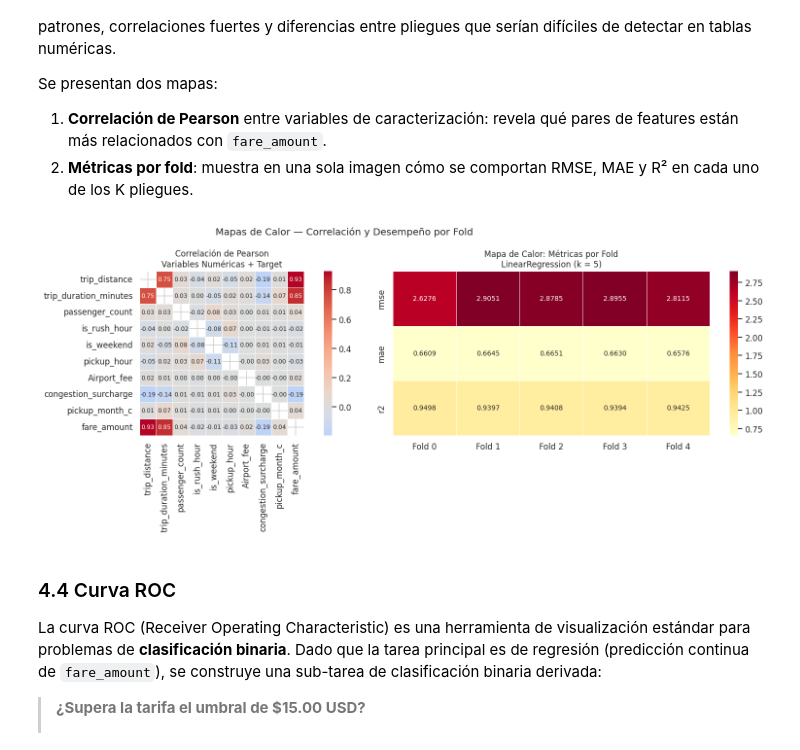
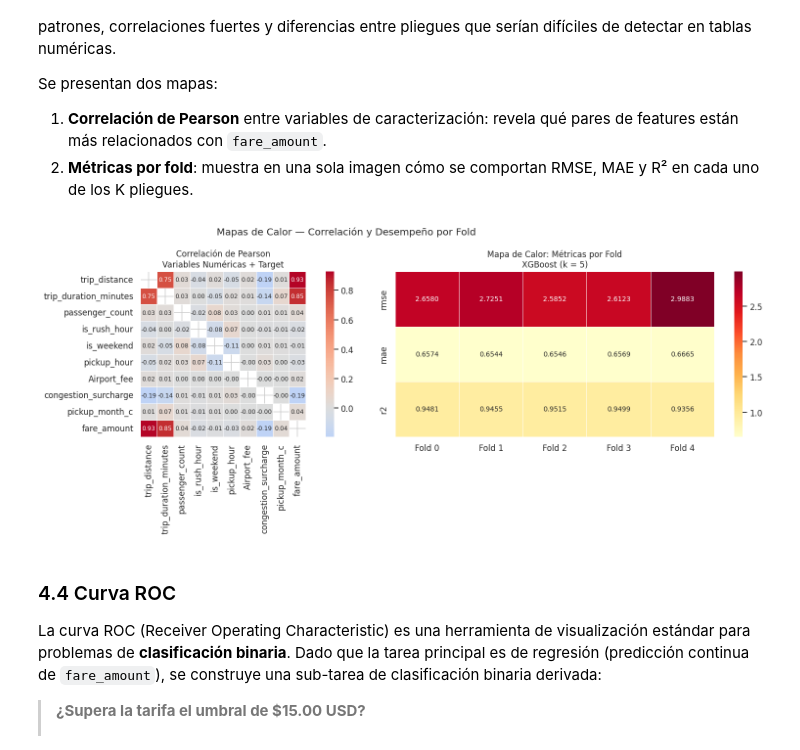
Before and after one commit to ArielAlvarezWAI87/BigData, a Jupyter notebook: actividad_05/Visualizacion_Equipo8.ipynb, the cells around one changed output. Cells and saved outputs as stored; diff of their text form; code cells hidden in the pictures.

Commit message:
Actualizar notebook de visualización

```diff
--- a/actividad_05/Visualizacion_Equipo8.ipynb
+++ b/actividad_05/Visualizacion_Equipo8.ipynb
@@ -1296,35 +1264,35 @@ Se presentan dos mapas:
 # %%
 # 4.3.1 Mapa de calor — correlación de variables numéricas
 corr_cols   = NUMERIC_FEATURES + [TARGET]
 df_corr_in  = sample.select(corr_cols).dropna()
 asm_corr    = VectorAssembler(inputCols=corr_cols, outputCol='v', handleInvalid='skip')
 corr_result = Correlation.corr(asm_corr.transform(df_corr_in), 'v').first()['pearson(v)']
 corr_matrix = np.array(corr_result.toArray())
 corr_pdf    = pd.DataFrame(corr_matrix, index=corr_cols, columns=corr_cols)
 
 fig, axes = plt.subplots(1, 2, figsize=(17, 6))
 
 # Correlación de features
 mask = np.zeros_like(corr_pdf.values, dtype=bool)
 np.fill_diagonal(mask, True)  # ocultar diagonal
 sns.heatmap(corr_pdf, annot=True, fmt='.2f', cmap='coolwarm',
             center=0, linewidths=0.5, ax=axes[0],
             square=True, mask=mask,
             annot_kws={'size': 8})
 axes[0].set_title('Correlación de Pearson\nVariables Numéricas + Target', fontsize=11)
 
 # 4.3.2 Métricas por fold
 met_heatmap = cv_df[['rmse', 'mae', 'r2']].copy()
 met_heatmap.index = [f'Fold {i}' for i in met_heatmap.index]
 sns.heatmap(met_heatmap.T, annot=True, fmt='.4f', cmap='YlOrRd',
             linewidths=0.5, ax=axes[1], annot_kws={'size': 9})
-axes[1].set_title('Mapa de Calor: Métricas por Fold\nLinearRegression (k = 5)', fontsize=11)
+axes[1].set_title('Mapa de Calor: Métricas por Fold\nXGBoost (k = 5)', fontsize=11)
 
 plt.suptitle('Mapas de Calor — Correlación y Desempeño por Fold', fontsize=13)
 plt.tight_layout()
 plt.show()
 # %% [output]
-[figure, old version]
+[figure, new version]
 # %% [markdown]
 ### 4.4 Curva ROC
 
```
Also changed, not shown: parts of 28 cells of this notebook.
